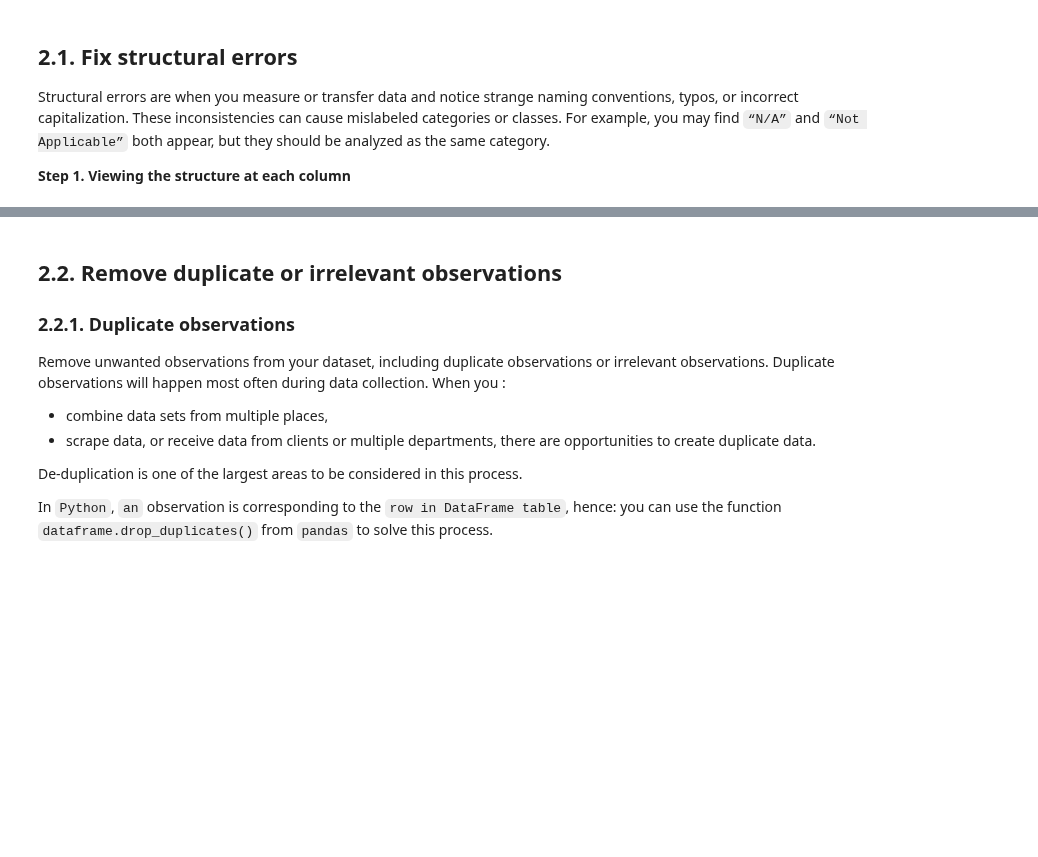
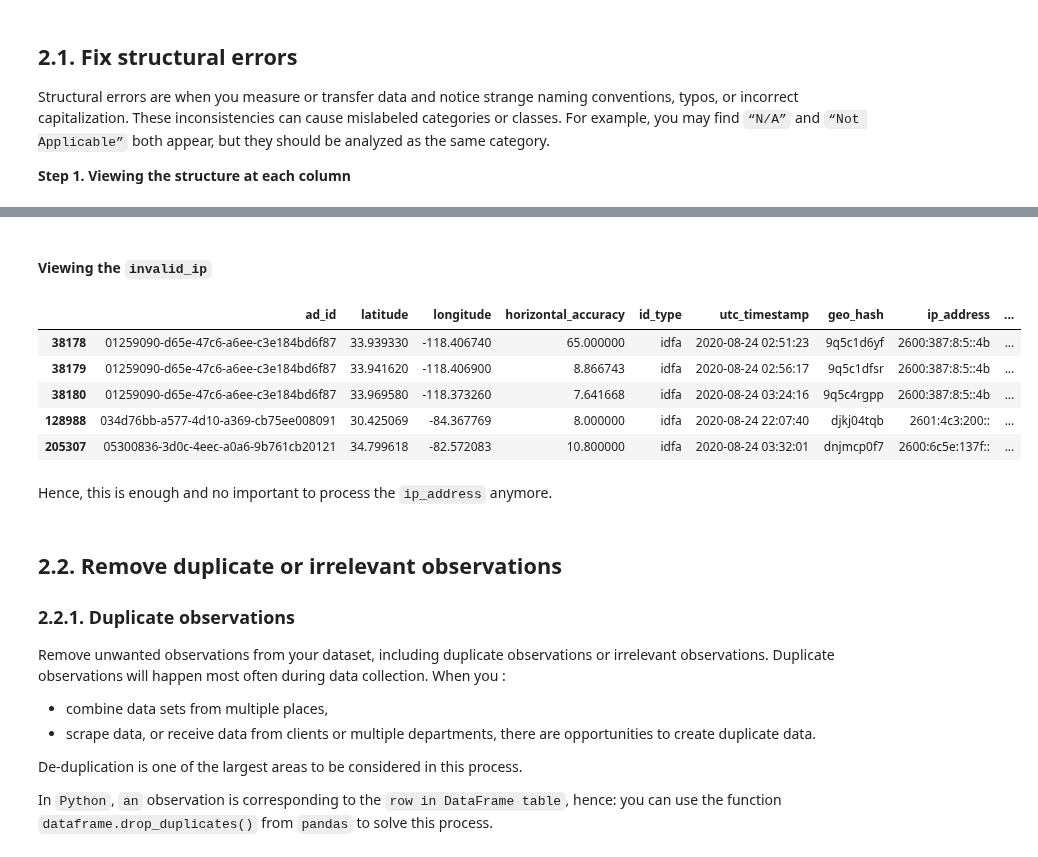
Before and after one commit to NhanDoV/Lectures_notes-teaching-in-VN-, a Jupyter notebook: data_analyst_exercises/Cleaning data/problem1-cleaning-big-data-pyspark.ipynb, the cells around one changed output, grey strips where cells are left out. Drawn from its saved outputs; the diff is of its cells as text; code cells hidden in the pictures; blank space fills up the shorter version.

```diff
--- a/data_analyst_exercises/Cleaning data/problem1-cleaning-big-data-pyspark.ipynb
+++ b/data_analyst_exercises/Cleaning data/problem1-cleaning-big-data-pyspark.ipynb
@@ -97,3 +207,16 @@ sns.barplot(x = 'brands', y = 'count', orient = 'h', data = query)
+# %% [markdown]
+#### Viewing the `invalid_ip`
+# %%
+mvm_df[mvm_df['ip_valid'] == 'invalid_ip'].head()
+# %% [output]
+|  | ad_id | latitude | longitude | horizontal_accuracy | id_type | utc_timestamp | geo_hash | ip_address | ... |
+| 38178 | 01259090-d65e-47c6-a6ee-c3e184bd6f87 | 33.939330 | -118.406740 | 65.000000 | idfa | 2020-08-24 02:51:23 | 9q5c1d6yf | 2600:387:8:5::4b | ... |
+| 38179 | 01259090-d65e-47c6-a6ee-c3e184bd6f87 | 33.941620 | -118.406900 | 8.866743 | idfa | 2020-08-24 02:56:17 | 9q5c1dfsr | 2600:387:8:5::4b | ... |
+| 38180 | 01259090-d65e-47c6-a6ee-c3e184bd6f87 | 33.969580 | -118.373260 | 7.641668 | idfa | 2020-08-24 03:24:16 | 9q5c4rgpp | 2600:387:8:5::4b | ... |
+| 128988 | 034d76bb-a577-4d10-a369-cb75ee008091 | 30.425069 | -84.367769 | 8.000000 | idfa | 2020-08-24 22:07:40 | djkj04tqb | 2601:4c3:200:: | ... |
+| 205307 | 05300836-3d0c-4eec-a0a6-9b761cb20121 | 34.799618 | -82.572083 | 10.800000 | idfa | 2020-08-24 03:32:01 | dnjmcp0f7 | 2600:6c5e:137f:: | ... |
+# %% [markdown]
+Hence, this is enough and no important to process the `ip_address` anymore.
 # %% [markdown]
 ## 2.2. Remove duplicate or irrelevant observations
 ### 2.2.1. Duplicate observations
```
Also changed, not shown: parts of 43 cells of this notebook.
